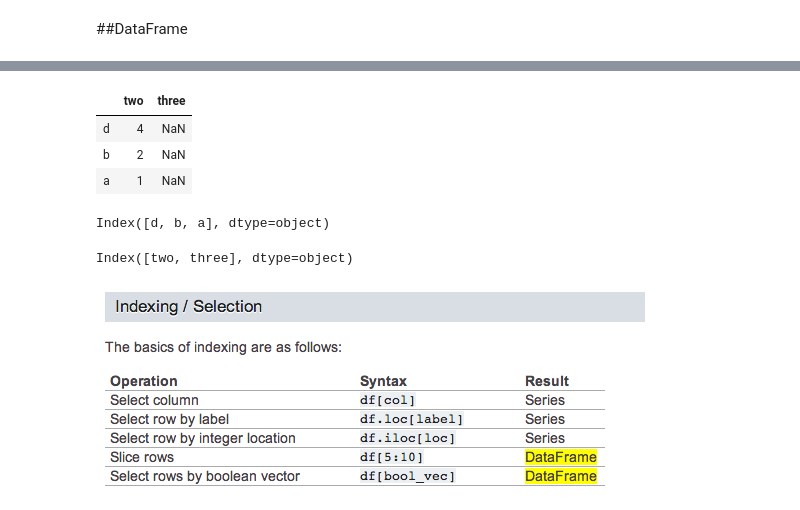
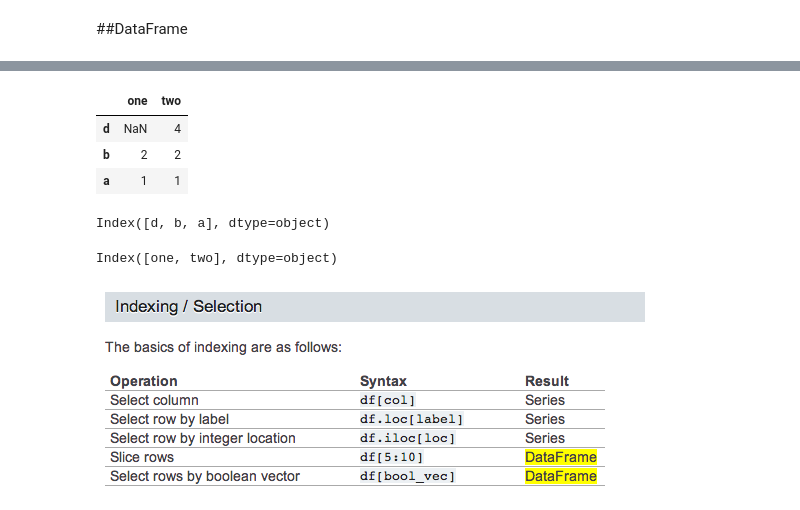
Before and after one commit to donigian/Data-Analysis-with-Python, a Jupyter notebook: Intro to Pandas.ipynb, the cells around one changed output, grey strips where cells are left out. Drawn from its saved outputs; the diff is of its cells as text; code cells hidden in the pictures.

```diff
--- a/Intro to Pandas.ipynb
+++ b/Intro to Pandas.ipynb
@@ -114,11 +251,11 @@ d    4}
 # %%
-df = pd.DataFrame(d, index=['d', 'b', 'a'], columns=['two', 'three'])
+df = pd.DataFrame(d, index=['d', 'b', 'a'], columns=['one', 'two'])
 df
 # %% [output]
-|  | two | three |
-| d | 4 | NaN |
-| b | 2 | NaN |
-| a | 1 | NaN |
+|  | one | two |
+| d | NaN | 4 |
+| b | 2 | 2 |
+| a | 1 | 1 |
 # %%
 df.index
 # %% [output]
@@ -126,7 +263,7 @@ Index([d, b, a], dtype=object)
 # %%
 df.columns
 # %% [output]
-Index([two, three], dtype=object)
+Index([one, two], dtype=object)
 # %%
 # Column selection, addition, deletion
 Image(filename='data/ind_sel.png')
```
Also changed, not shown: parts of 26 cells of this notebook.
